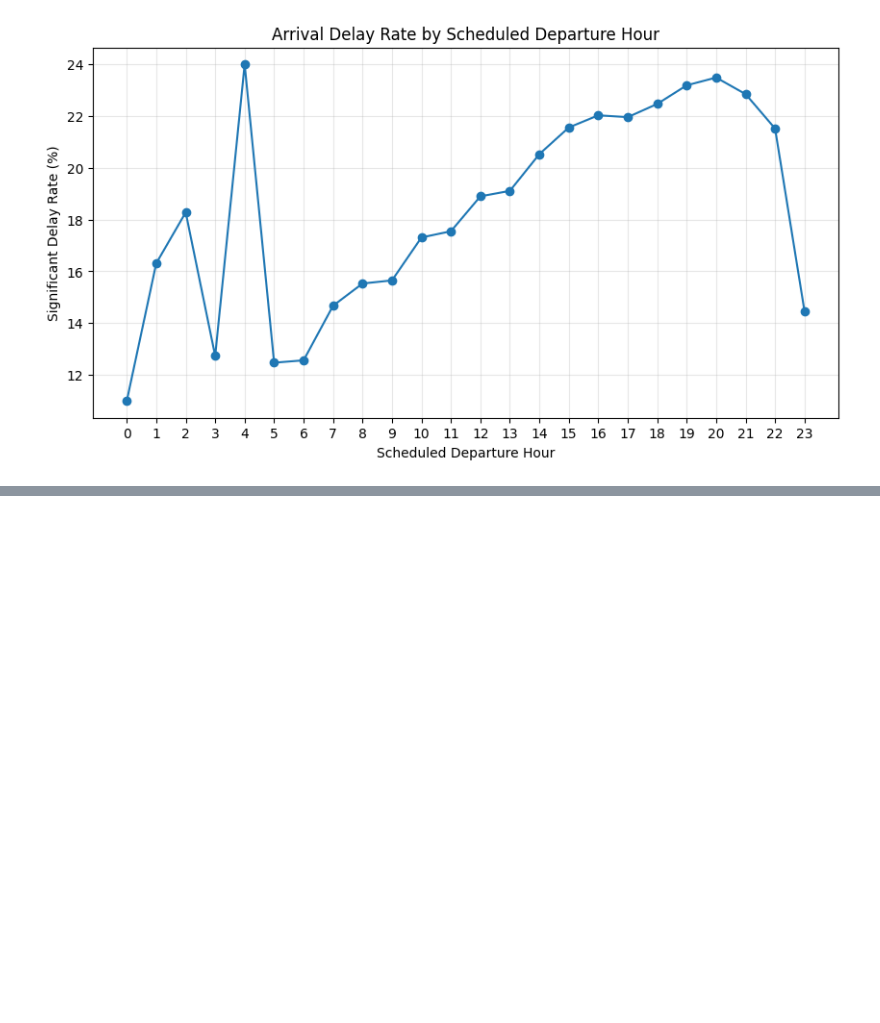
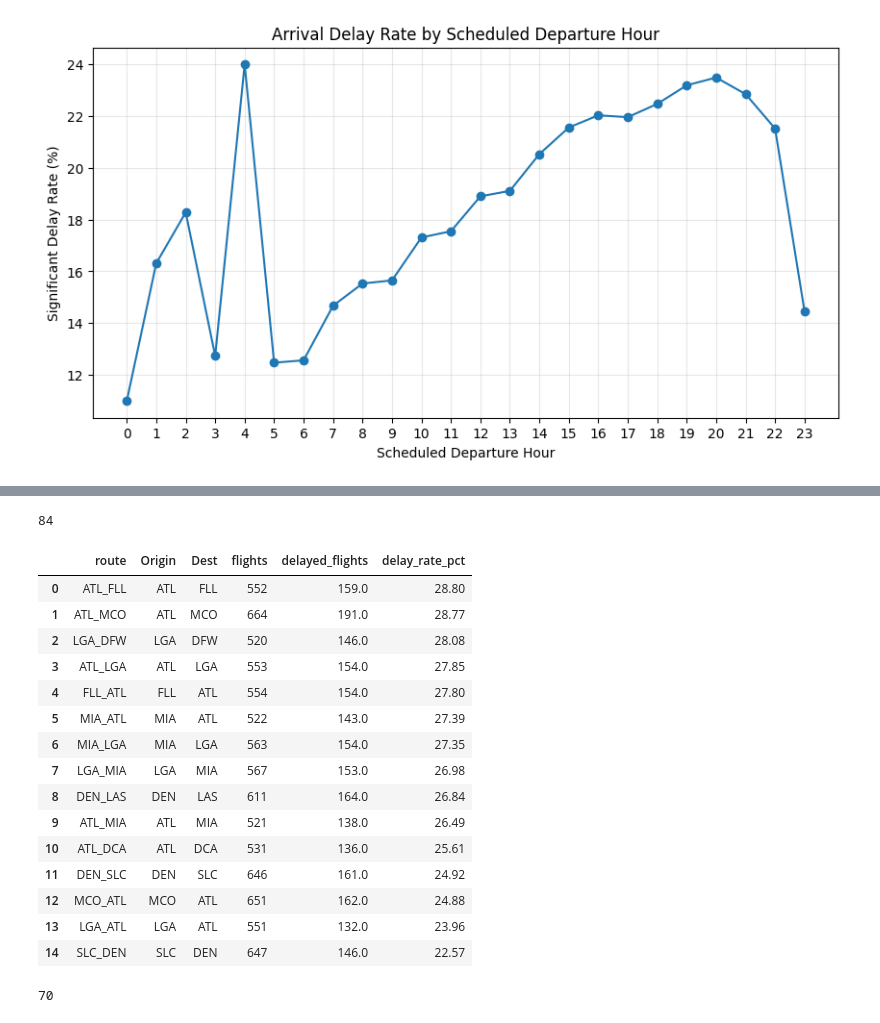
Before and after one commit to ttashi7/flight-operations-intelligence, a Jupyter notebook: notebooks/01_flight_data_profiling.ipynb, the cells around one changed output, grey strips where cells are left out. Saved outputs shown, nothing was run; the diff lists cells and outputs as text; code cells hidden in the pictures; blank space fills up the shorter version.

Commit message:
Complete January flight profiling and feature analysis

```diff
--- a/notebooks/01_flight_data_profiling.ipynb
+++ b/notebooks/01_flight_data_profiling.ipynb
@@ -1235,0 +1416,51 @@ plt.show()
+# %%
+len(destination_delay)
+# %% [output]
+84
+# %%
+route_delay = con.sql("""
+SELECT
+    route,
+    Origin,
+    Dest,
+    COUNT(*) AS flights,
+    SUM(significant_arrival_delay) AS delayed_flights,
+    ROUND(
+        AVG(significant_arrival_delay) * 100,
+        2
+    ) AS delay_rate_pct
+
+FROM modeling_features
+
+GROUP BY
+    route,
+    Origin,
+    Dest
+
+HAVING COUNT(*) >= 500
+
+ORDER BY delay_rate_pct DESC
+""").df()
+
+route_delay.head(15)
+# %% [output]
+|  | route | Origin | Dest | flights | delayed_flights | delay_rate_pct |
+| 0 | ATL_FLL | ATL | FLL | 552 | 159.0 | 28.80 |
+| 1 | ATL_MCO | ATL | MCO | 664 | 191.0 | 28.77 |
+| 2 | LGA_DFW | LGA | DFW | 520 | 146.0 | 28.08 |
+| 3 | ATL_LGA | ATL | LGA | 553 | 154.0 | 27.85 |
+| 4 | FLL_ATL | FLL | ATL | 554 | 154.0 | 27.80 |
+| 5 | MIA_ATL | MIA | ATL | 522 | 143.0 | 27.39 |
+| 6 | MIA_LGA | MIA | LGA | 563 | 154.0 | 27.35 |
+| 7 | LGA_MIA | LGA | MIA | 567 | 153.0 | 26.98 |
+| 8 | DEN_LAS | DEN | LAS | 611 | 164.0 | 26.84 |
+| 9 | ATL_MIA | ATL | MIA | 521 | 138.0 | 26.49 |
+| 10 | ATL_DCA | ATL | DCA | 531 | 136.0 | 25.61 |
+| 11 | DEN_SLC | DEN | SLC | 646 | 161.0 | 24.92 |
+| 12 | MCO_ATL | MCO | ATL | 651 | 162.0 | 24.88 |
+| 13 | LGA_ATL | LGA | ATL | 551 | 132.0 | 23.96 |
+| 14 | SLC_DEN | SLC | DEN | 647 | 146.0 | 22.57 |
+# %%
+len(route_delay)
+# %% [output]
+70
```
Also changed, not shown: parts of 22 cells of this notebook.
